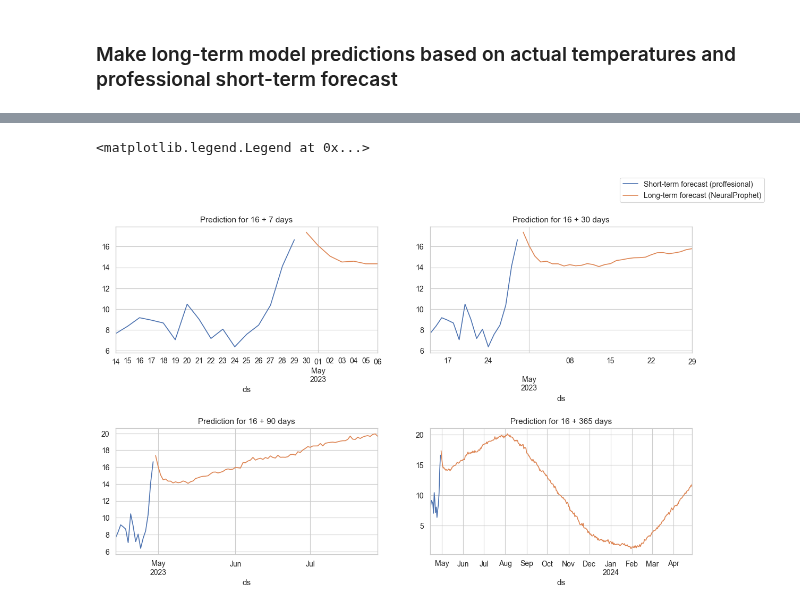
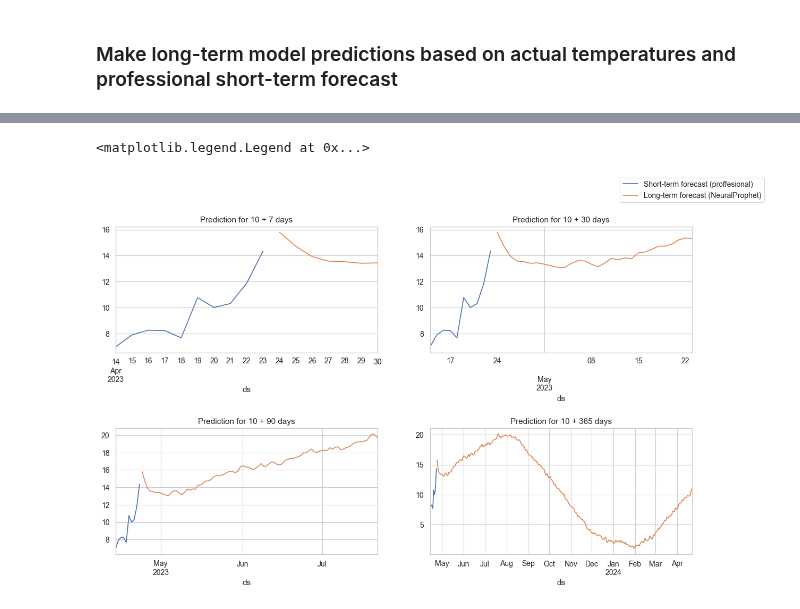
Before and after one commit to f-linus/natural_gas_consumption_modelling, a Jupyter notebook: notebooks/modelling/010 Temperature forecasting.ipynb, the cells around one changed output, grey strips where cells are left out. Drawn from its saved outputs; the diff is of its cells as text; code cells hidden in the pictures.

Commit message:
Updated to ECMWF IFS model

```diff
--- a/notebooks/modelling/010 Temperature forecasting.ipynb
+++ b/notebooks/modelling/010 Temperature forecasting.ipynb
@@ -114,8 +114,9 @@ for city in cities:
         "latitude": city[0],
         "longitude": city[1],
         "hourly": "temperature_2m",
-        "past_days": 31,
-        "forecast_days": 16,
+        "models": "ecmwf_ifs04",
+        "past_days": 35,
+        "forecast_days": 10,
     }
     response = requests.get(endpoint, params=params)
     data = response.json()
@@ -169,19 +154,19 @@ latest_prediction
 # %%
 # Show 4 subplots with different time horizons and the temperature forecast (1 week, 1 month, 3 months, 1 year)
 fig, axes = plt.subplots(2, 2, figsize=(14, 8))
 
 # More vertical space
 fig.subplots_adjust(hspace=0.6)
 
 for i, ax in enumerate(axes.flatten()):
     additional_horizon = [7, 30, 90, 365][i]
 
-    daily_temperatures.iloc[-16:].plot(ax=ax, label="Short-term forecast (proffesional)")
+    daily_temperatures.iloc[-10:].plot(ax=ax, label="Short-term forecast (proffesional)")
     latest_prediction["origin-0"].iloc[:additional_horizon].plot(ax=ax, label="Long-term forecast (NeuralProphet)")
-    ax.set_title(f"Prediction for 16 + {additional_horizon} days")
+    ax.set_title(f"Prediction for 10 + {additional_horizon} days")
 
 # Shared legend
 fig.legend(["Short-term forecast (proffesional)", "Long-term forecast (NeuralProphet)"], loc="upper right", ncol=1)
 # %% [output]
 <matplotlib.legend.Legend at 0x...>
-[figure, old version]
+[figure, new version]
```
Also changed, not shown: parts of 4 cells of this notebook.
